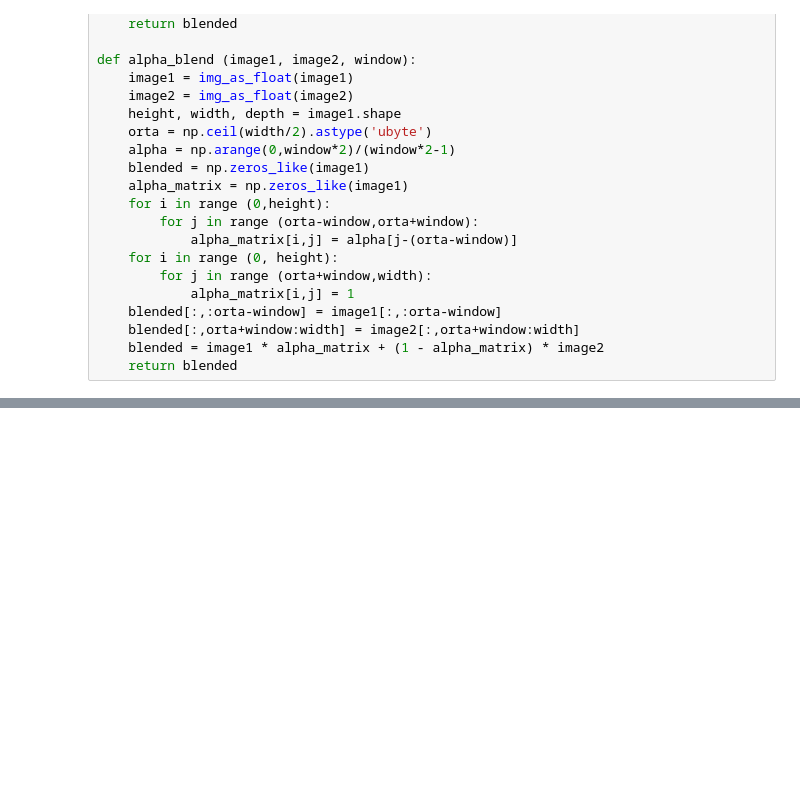
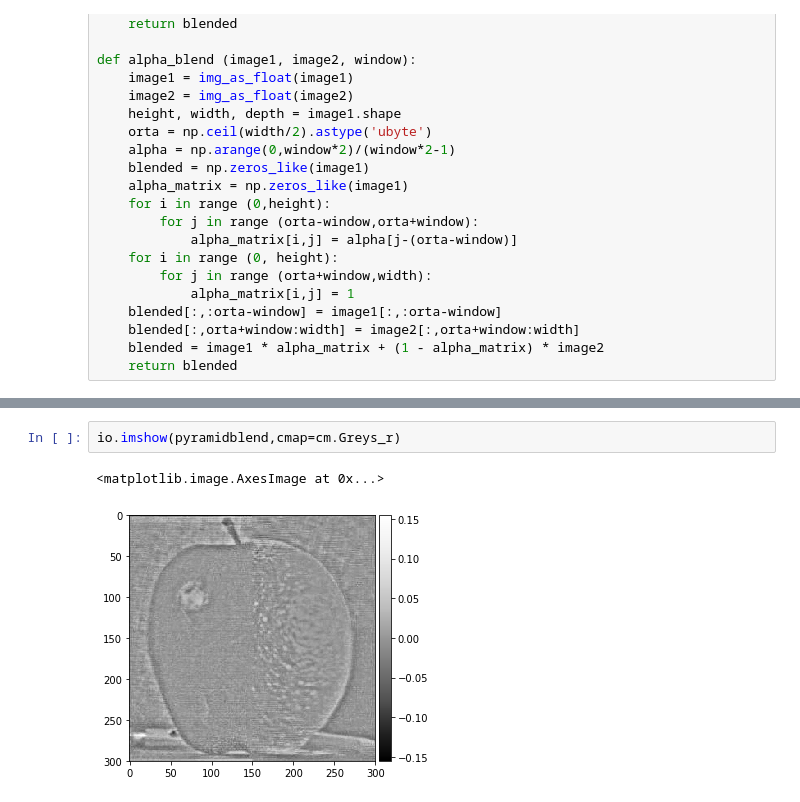
Before and after one commit to gulnurungan/B31XB-IIP-TP-1718, a Jupyter notebook: 3-interpolation-blending/3-interpolation-blending.ipynb, the cells around one changed output, grey strips where cells are left out. Saved outputs shown, nothing was run; the diff lists cells and outputs as text; blank space fills up the shorter version.

```diff
--- a/3-interpolation-blending/3-interpolation-blending.ipynb
+++ b/3-interpolation-blending/3-interpolation-blending.ipynb
@@ -185,0 +195,5 @@ UnboundLocalError: local variable 'm' referenced before assignment
+# %%
+io.imshow(pyramidblend,cmap=cm.Greys_r)
+# %% [output]
+<matplotlib.image.AxesImage at 0x...>
+[figure, added]
```
Also changed, not shown: parts of 7 cells of this notebook, 1 other file.
